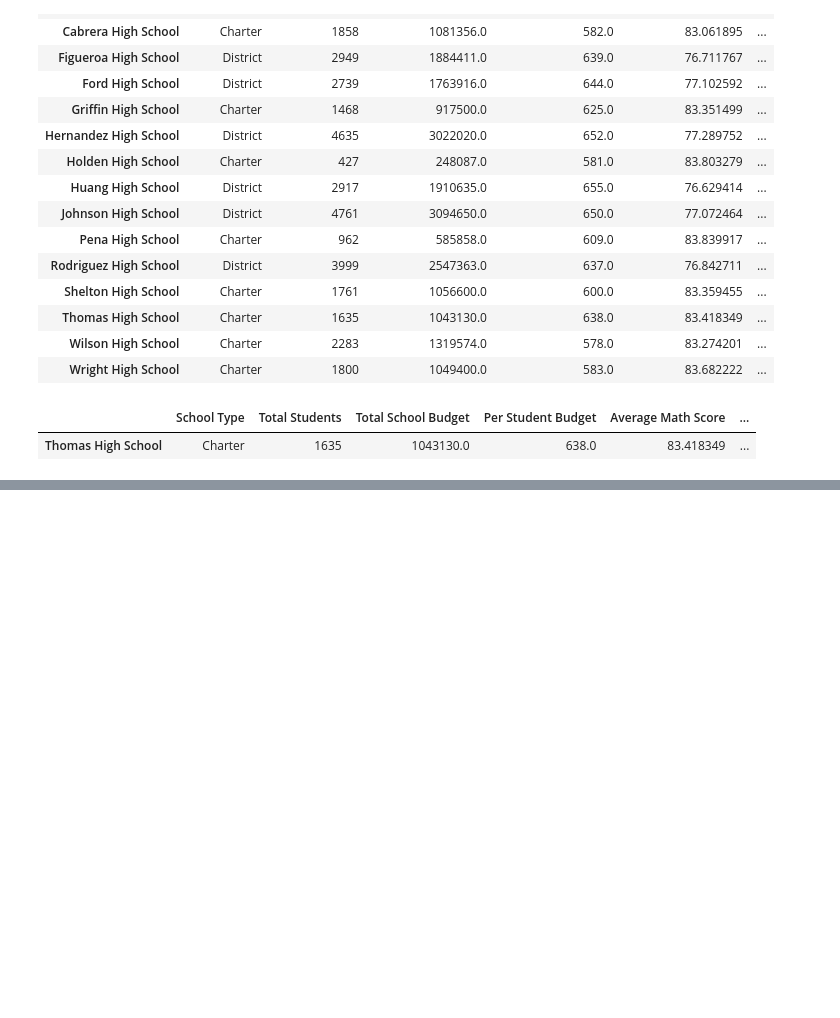
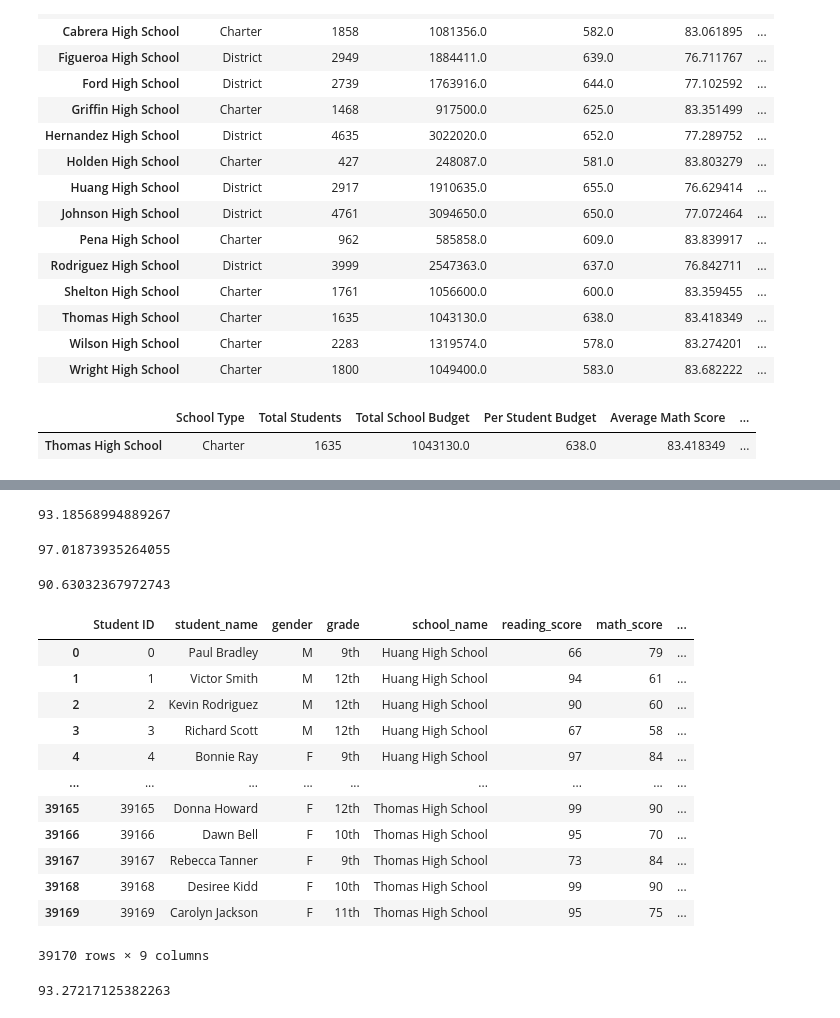
Before and after one commit to rhutDU18/School_Disctrict_Analysis, a Jupyter notebook: PyCitySchools_Challenge_ipynb.ipynb, the cells around one changed output, grey strips where cells are left out. Cells and saved outputs as stored; diff of their text form; code cells hidden in the pictures; blank space fills up the shorter version.

Commit message:
PycitySchools_Challange.ipynb

```diff
--- a/PyCitySchools_Challenge_ipynb.ipynb
+++ b/PyCitySchools_Challenge_ipynb.ipynb
@@ -428,0 +401,14 @@ THS_overall_passing_percent
+# %%
+# In Step 9, calculate the percentage of 10th-12th grade students passing math from Thomas High School.
+
+THS_passing_math_percent = THS_passing_math ["Student ID"].count() / THS_students * 100
+THS_passing_math_percent
+# %% [output]
+93.18568994889267
+# %%
+# In Step 10, calculate the percentage of 10th-12th grade students passing reading from Thomas High School.
+
+THS_passing_reading_percent = THS_passing_reading ["Student ID"].count() / THS_students * 100
+THS_passing_reading_percent
+# %% [output]
+97.01873935264055
@@ -428,0 +419,38 @@ THS_overall_passing_percent
+# %%
+THS_overall_passing_percent = THS_passing_math_reading ["Student ID"].count() / THS_students * 100
+THS_overall_passing_percent
+# %% [output]
+90.63032367972743
+# %%
+# In Step 12, use the loc method to replace the % Passing Math score for Thomas High School with the new math passing percentage you calculated in Step 9.
+
+
+bool_condition = (student_data_df['school_name'] == "Thomas High School") & (student_data_df['math_score'] == "THS_passing_math_percent")
+
+# Apply filter to get the set.
+student_data_df.loc[bool_condition,['school_name','grade', 'reading_score','math_score']]
+
+# Reset reading & math scores to NaN for the filtered rows.
+student_data_df.loc[bool_condition,['THS_passing_reading_score','THS_passing_math_score']] = np.nan
+
+# Confirm target set of values changed.
+student_data_df.loc[bool_condition,['reading_score','math_score', 'reading_score','math_score']]
+student_data_df
+# %% [output]
+|  | Student ID | student_name | gender | grade | school_name | reading_score | math_score | ... |
+| 0 | 0 | Paul Bradley | M | 9th | Huang High School | 66 | 79 | ... |
+| 1 | 1 | Victor Smith | M | 12th | Huang High School | 94 | 61 | ... |
+| 2 | 2 | Kevin Rodriguez | M | 12th | Huang High School | 90 | 60 | ... |
+| 3 | 3 | Richard Scott | M | 12th | Huang High School | 67 | 58 | ... |
+| 4 | 4 | Bonnie Ray | F | 9th | Huang High School | 97 | 84 | ... |
+| ... | ... | ... | ... | ... | ... | ... | ... | ... |
+| 39165 | 39165 | Donna Howard | F | 12th | Thomas High School | 99 | 90 | ... |
+| 39166 | 39166 | Dawn Bell | F | 10th | Thomas High School | 95 | 70 | ... |
+| 39167 | 39167 | Rebecca Tanner | F | 9th | Thomas High School | 73 | 84 | ... |
+| 39168 | 39168 | Desiree Kidd | F | 10th | Thomas High School | 99 | 90 | ... |
+| 39169 | 39169 | Carolyn Jackson | F | 11th | Thomas High School | 95 | 75 | ... |
+39170 rows × 9 columns
+# %%
+per_school_summary_df.loc["Thomas High School", "% Passing Math"]
+# %% [output]
+93.27217125382263
```
Also changed, not shown: parts of 22 cells of this notebook.
